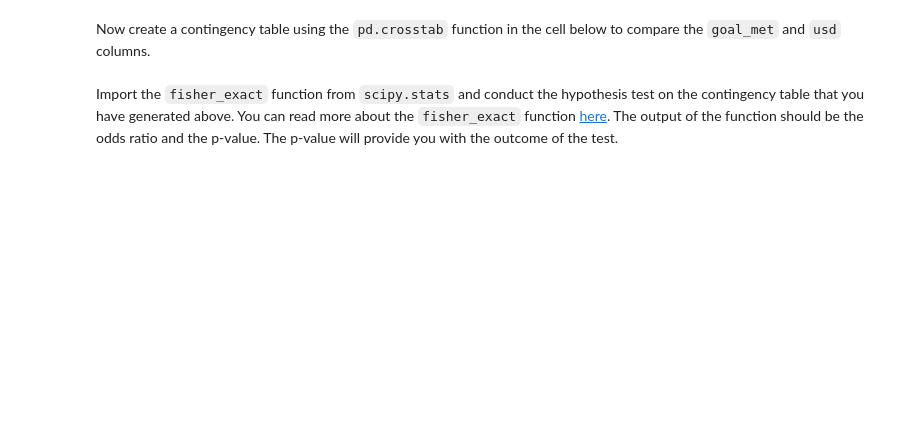
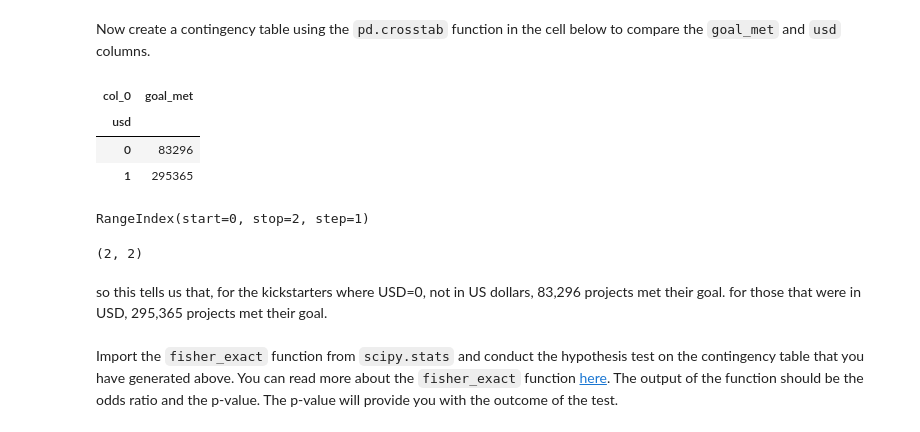
Before and after one commit to ironhack-labs/data-labs, a Jupyter notebook: module-2/lab-intro-to-scipy/your-code/main.ipynb, the cells around one changed output. Saved outputs shown, nothing was run; the diff lists cells and outputs as text; code cells hidden in the pictures; blank space fills up the shorter version.

```diff
--- a/module-2/lab-intro-to-scipy/your-code/main.ipynb
+++ b/module-2/lab-intro-to-scipy/your-code/main.ipynb
@@ -37,0 +69,9 @@ Let's perform Fisher's exact test on our KickStarter data. We intend to test the
+# %%
+# Your code here:
+kickstarter['goal_met'] = np.where(
+    kickstarter['usd_pledged_real'] > kickstarter['usd_goal_real'], # ask whether the goal was exceeded
+    1, # return 1 if True
+    0 # return 0 if False
+)
+
+kickstarter.goal_met.head(10)
@@ -41,0 +92,9 @@ Next, create a column that checks whether the currency of the project is in US D
+# %%
+# Your code here:
+kickstarter['usd'] = np.where(
+    kickstarter['currency'] == 'USD', # conditional that returns True or False
+    1, # return 1 if True
+    0 # return 0 if False
+)
+
+kickstarter.usd.head(10)
@@ -42,4 +113,27 @@ Next, create a column that checks whether the currency of the project is in US D
 # %% [markdown]
 Now create a contingency table using the `pd.crosstab` function in the cell below to compare the `goal_met` and `usd` columns.
+# %%
+# contingencytable = pd.crosstab(index = False, columns = [kickstarter.usd, kickstarter.goal_met])
+contingencytable = pd.crosstab(index = kickstarter.usd, columns = ['goal_met'])
+# contingencytable = pd.crosstab(index = range(2), columns = [kickstarter.usd, kickstarter.goal_met])
+# contingencytable = pd.crosstab(index = kickstarter.usd, columns = ['usd', 'goal_met'])
+contingencytable
+# %% [output]
+| col_0 | goal_met |
+| usd |  |
+| 0 | 83296 |
+| 1 | 295365 |
+# %%
+contingencytable = contingencytable.reset_index()
+contingencytable.index
+# %% [output]
+RangeIndex(start=0, stop=2, step=1)
+# %%
+contingencytable.shape # so I'm ready now for the Fisher Test
+# %% [output]
+(2, 2)
+# %% [markdown]
+so this tells us that, for the kickstarters where USD=0, not in US dollars, 83,296 projects met their goal.
+for those that were in USD, 295,365 projects met their goal.
 # %% [markdown]
 Import the `fisher_exact` function from `scipy.stats` and conduct the hypothesis test on the contingency table that you have generated above. You can read more about the `fisher_exact` function [here](https://docs.scipy.org/doc/scipy/reference/generated/scipy.stats.fisher_exact.html#scipy.stats.fisher_exact). The output of the function should be the odds ratio and the p-value. The p-value will provide you with the outcome of the test.
```
Also changed, not shown: parts of 33 cells of this notebook, 1 other file.
